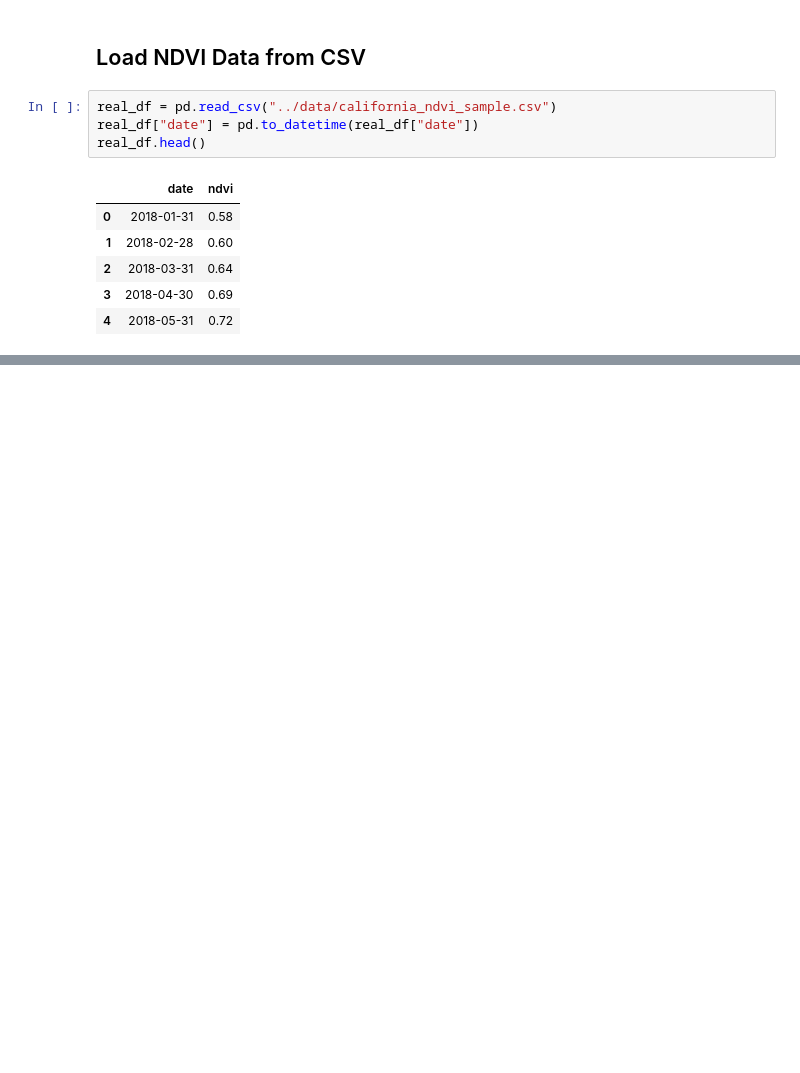
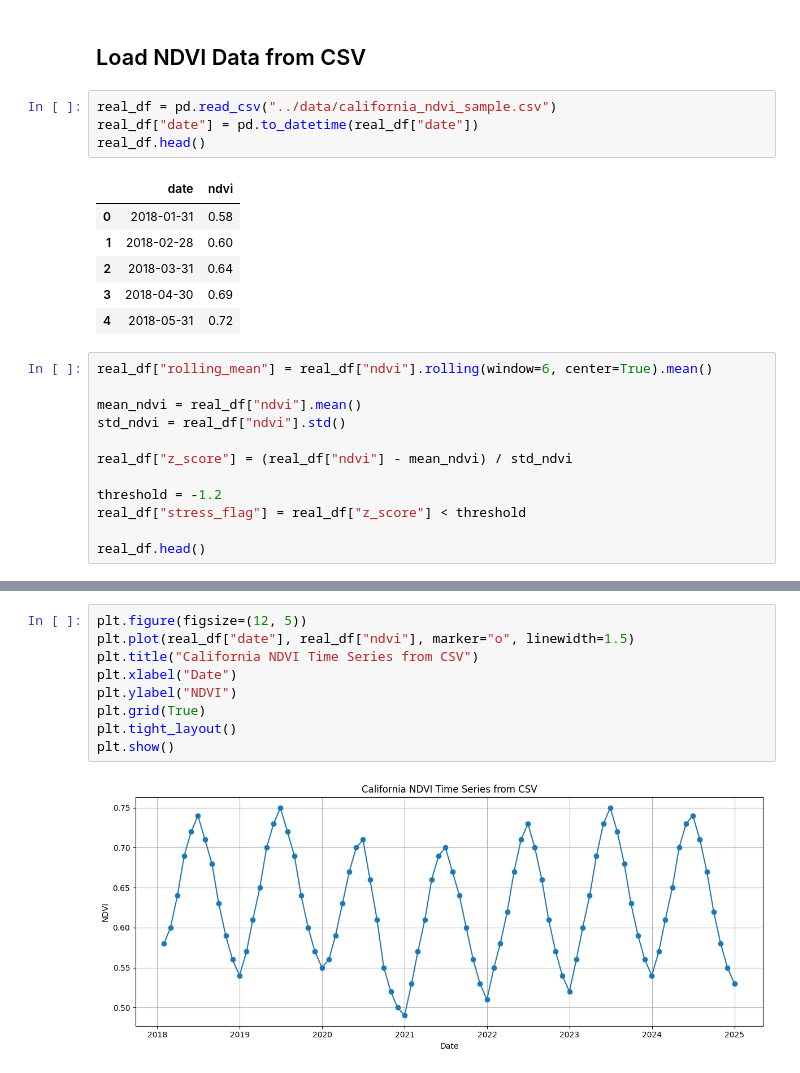
Before and after one commit to l1nyue666/california-vegetation-change-detection, a Jupyter notebook: notebooks/vegetation_change_detection.ipynb, the cells around one changed output, grey strips where cells are left out. Drawn from its saved outputs; the diff is of its cells as text; blank space fills up the shorter version.

Commit message:
add real MODIS remote sensing workflow

```diff
--- a/notebooks/vegetation_change_detection.ipynb
+++ b/notebooks/vegetation_change_detection.ipynb
@@ -156,3 +157,15 @@ real_df.head()
 | 2 | 2018-03-31 | 0.64 |
 | 3 | 2018-04-30 | 0.69 |
 | 4 | 2018-05-31 | 0.72 |
+# %%
+real_df["rolling_mean"] = real_df["ndvi"].rolling(window=6, center=True).mean()
+
+mean_ndvi = real_df["ndvi"].mean()
+std_ndvi = real_df["ndvi"].std()
+
+real_df["z_score"] = (real_df["ndvi"] - mean_ndvi) / std_ndvi
+
+threshold = -1.2
+real_df["stress_flag"] = real_df["z_score"] < threshold
+
+real_df.head()
@@ -158,0 +179,11 @@ real_df.head()
+# %%
+plt.figure(figsize=(12, 5))
+plt.plot(real_df["date"], real_df["ndvi"], marker="o", linewidth=1.5)
+plt.title("California NDVI Time Series from CSV")
+plt.xlabel("Date")
+plt.ylabel("NDVI")
+plt.grid(True)
+plt.tight_layout()
+plt.show()
+# %% [output]
+[figure, added]
```
Also changed, not shown: parts of 32 cells of this notebook, 1 other file.
